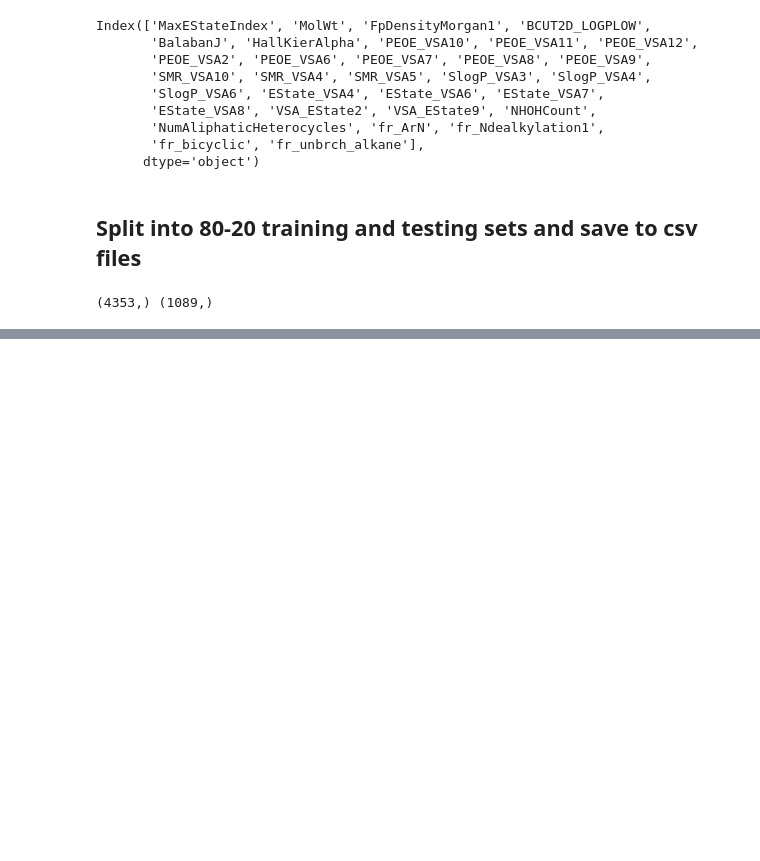
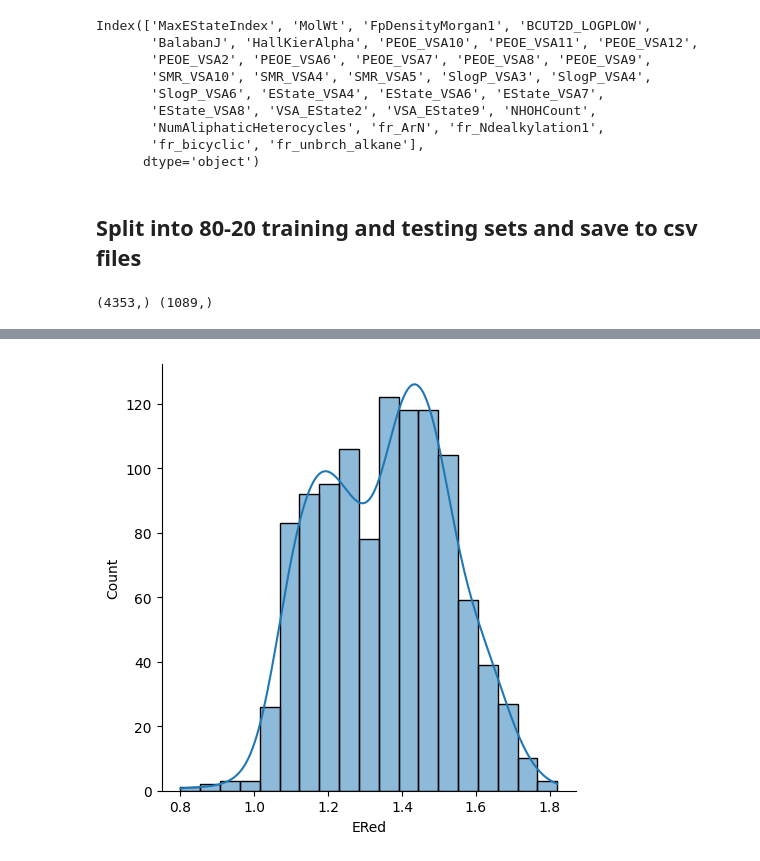
Before and after one commit to adisun94/DataScience, a Jupyter notebook: 1.MolRedPot_FeatureEngineering.ipynb, the cells around one changed output, grey strips where cells are left out. Saved outputs shown, nothing was run; the diff lists cells and outputs as text; code cells hidden in the pictures; blank space fills up the shorter version.

```diff
--- a/1.MolRedPot_FeatureEngineering.ipynb
+++ b/1.MolRedPot_FeatureEngineering.ipynb
@@ -183,0 +197,6 @@ print(target_train.shape,target_test.shape)
+# %%
+Ered_test=pd.read_csv('Data/target_test.csv')
+ax=sns.displot(Ered_test,x='ERed',kde=True)
+plt.show()
+# %% [output]
+[figure, added]
```
Also changed, not shown: parts of 3 cells of this notebook, 10 other files.
